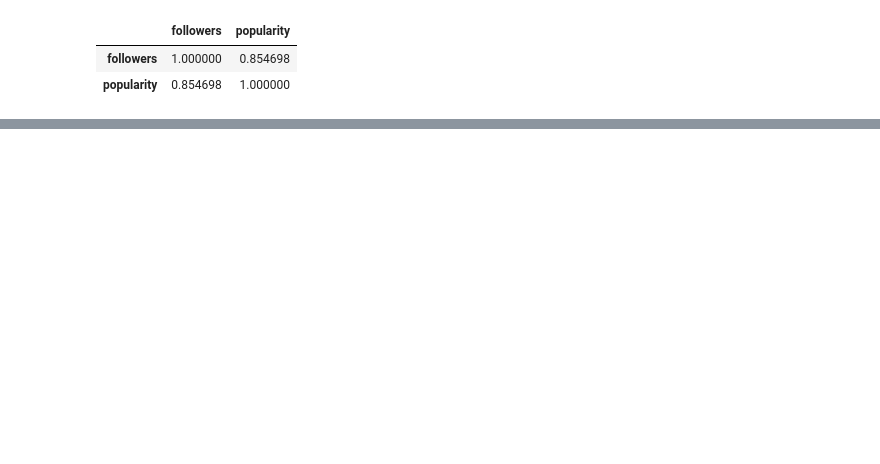
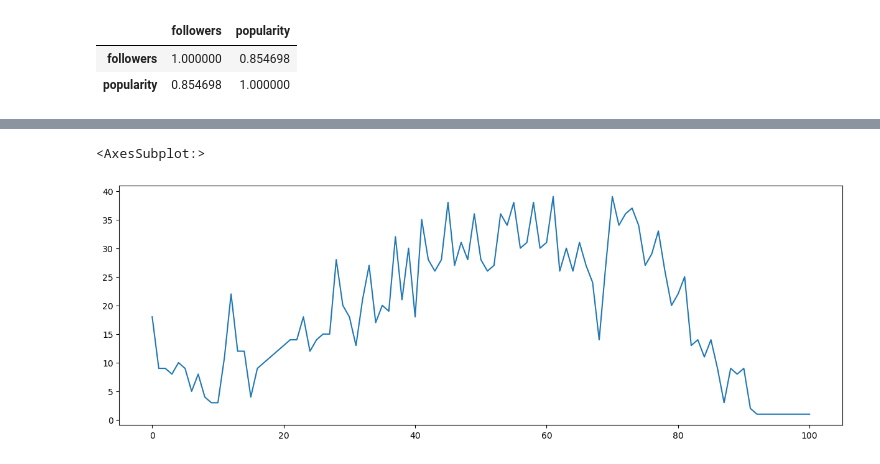
Before and after one commit to quytrungg/Final_Project_CSC14119, a Jupyter notebook: artists_data_exploration.ipynb, the cells around one changed output, grey strips where cells are left out. Drawn from its saved outputs; the diff is of its cells as text; code cells hidden in the pictures; blank space fills up the shorter version.

```diff
--- a/artists_data_exploration.ipynb
+++ b/artists_data_exploration.ipynb
@@ -71,0 +100,4 @@ raw_data['id'].nunique()
+# %%
+unique_data = raw_data.drop_duplicates(subset=['id'], keep='first')
+unique_data = unique_data.reset_index(drop=True)
+unique_data
@@ -136,0 +213,5 @@ raw_data.corr(method="spearman")
+# %%
+unique_data['popularity'].value_counts().sort_index().plot.line(figsize=(15,5))
+# %% [output]
+<AxesSubplot:>
+[figure, added]
```
Also changed, not shown: parts of 18 cells of this notebook.
